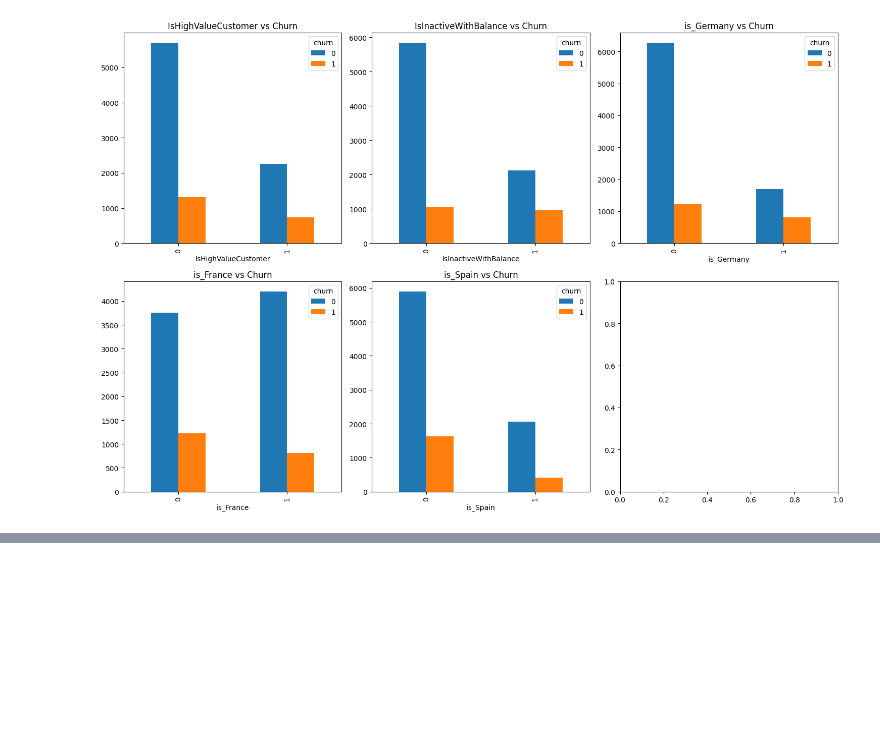
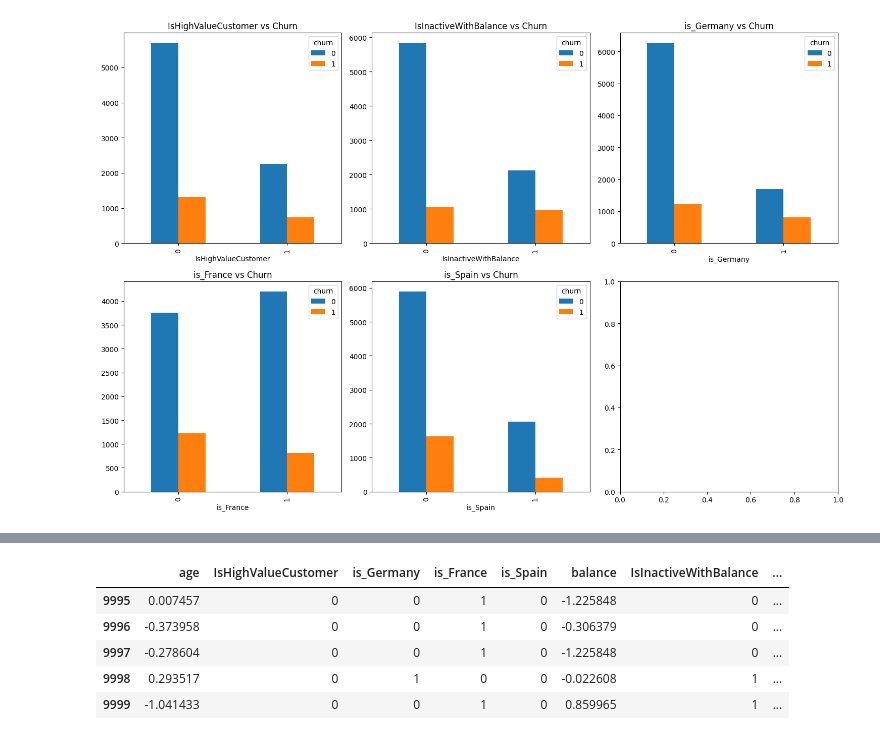
Before and after one commit to AleiyDroubi/Datascience, a Jupyter notebook: intro_to_DS_Projekt/churn.ipynb, the cells around one changed output, grey strips where cells are left out. Cells and saved outputs as stored; diff of their text form; code cells hidden in the pictures; blank space fills up the shorter version.

```diff
--- a/intro_to_DS_Projekt/churn.ipynb
+++ b/intro_to_DS_Projekt/churn.ipynb
@@ -402,0 +409,12 @@ plt.show()
+# %%
+important_features.to_csv("features.csv", index=False)
+impF = pd.read_csv("features.csv")
+
+impF.tail()
+# %% [output]
+|  | age | IsHighValueCustomer | is_Germany | is_France | is_Spain | balance | IsInactiveWithBalance | ... |
+| 9995 | 0.007457 | 0 | 0 | 1 | 0 | -1.225848 | 0 | ... |
+| 9996 | -0.373958 | 0 | 0 | 1 | 0 | -0.306379 | 0 | ... |
+| 9997 | -0.278604 | 0 | 0 | 1 | 0 | -1.225848 | 0 | ... |
+| 9998 | 0.293517 | 0 | 1 | 0 | 0 | -0.022608 | 1 | ... |
+| 9999 | -1.041433 | 0 | 0 | 1 | 0 | 0.859965 | 1 | ... |
```
Also changed, not shown: parts of 5 cells of this notebook, 2 other files.
